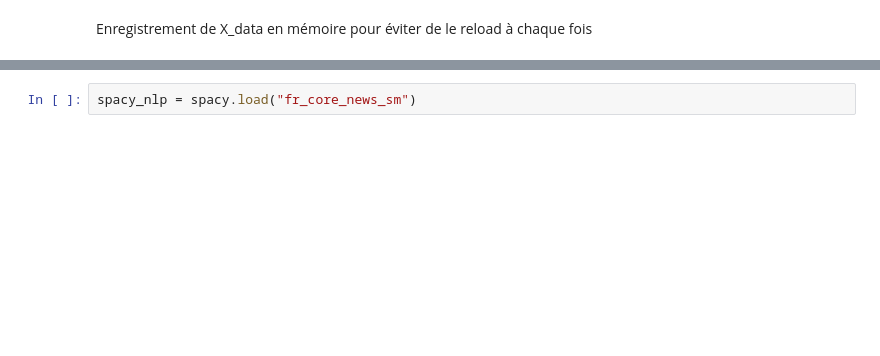
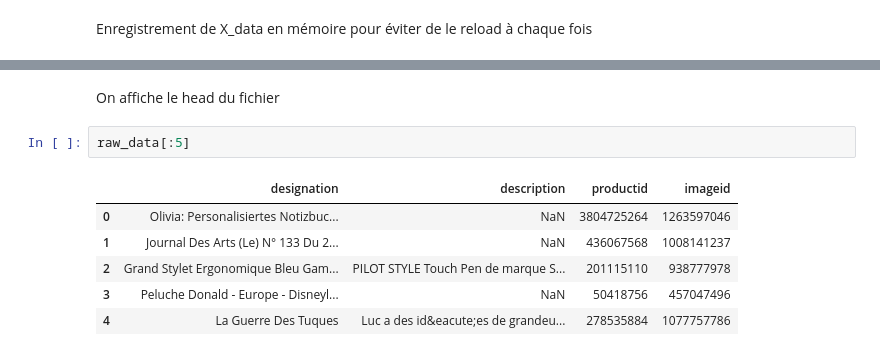
Before and after one commit to 6racuse/RakutenPjct, a Jupyter notebook: testProject.ipynb, the cells around one changed output, grey strips where cells are left out. Cells and saved outputs as stored; diff of their text form; blank space fills up the shorter version.

```diff
--- a/testProject.ipynb
+++ b/testProject.ipynb
@@ -147,2 +120,11 @@ IndentationError: unexpected indent (264228122.py, line 21)
-# %%
-spacy_nlp = spacy.load("fr_core_news_sm")
+# %% [markdown]
+On affiche le head du fichier
+# %%
+raw_data[:5]
+# %% [output]
+|  | designation | description | productid | imageid |
+| 0 | Olivia: Personalisiertes Notizbuc... | NaN | 3804725264 | 1263597046 |
+| 1 | Journal Des Arts (Le) N° 133 Du 2... | NaN | 436067568 | 1008141237 |
+| 2 | Grand Stylet Ergonomique Bleu Gam... | PILOT STYLE Touch Pen de marque S... | 201115110 | 938777978 |
+| 3 | Peluche Donald - Europe - Disneyl... | NaN | 50418756 | 457047496 |
+| 4 | La Guerre Des Tuques | Luc a des id&eacute;es de grandeu... | 278535884 | 1077757786 |
```
Also changed, not shown: parts of 24 cells of this notebook, 1 other file.
